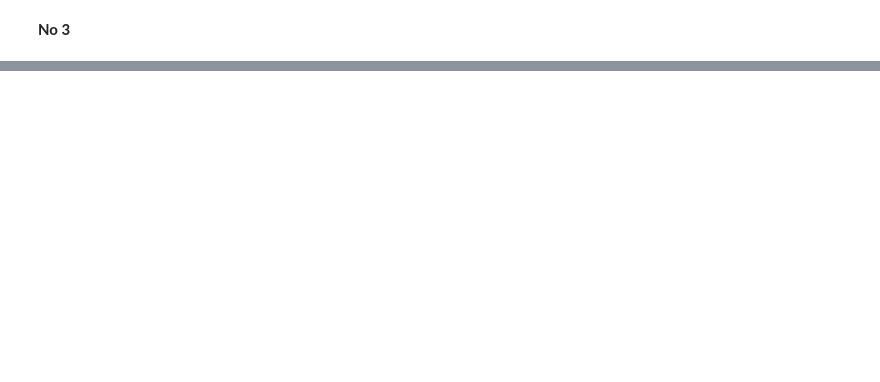
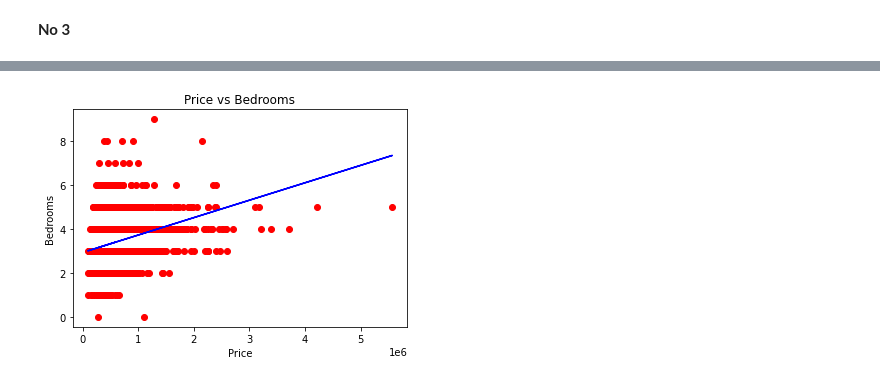
Before and after one commit to irwanmaulana42/google-collab, a Jupyter notebook: TB 2 DML.ipynb, the cells around one changed output, grey strips where cells are left out. Cells and saved outputs as stored; diff of their text form; code cells hidden in the pictures; blank space fills up the shorter version.

```diff
--- a/TB 2 DML.ipynb
+++ b/TB 2 DML.ipynb
@@ -19,0 +224,15 @@
+# %%
+x = data_rename_column.iloc[:, :-1].values
+y = data_rename_column.iloc[:, -1].values
+
+# Splitting the dataset into the Training set and Test set
+from sklearn.model_selection import train_test_split
+x_train, x_test, y_train, y_test = train_test_split(x, y, test_size = 0.2, random_state = 0)
+
+# Fitting Simple Linear Regression to the Training set
+from sklearn.linear_model import LinearRegression
+regressor = LinearRegression()
+regressor.fit(x_train, y_train)
+y_pred = regressor.predict(x_test)
+dataframe = pd.DataFrame({'Data Sebenarnya': y_test, 'Data Prediksi': y_pred})
+dataframe
@@ -19,0 +271,9 @@
+# %%
+plt.scatter(x_test, y_test, color='red')
+plt.plot(x_test, regressor.predict(x_test), color='blue')
+plt.title('Price vs Bedrooms')
+plt.xlabel('Price')
+plt.ylabel('Bedrooms')
+plt.show()
+# %% [output]
+[figure, added]
```
Also changed, not shown: parts of 16 cells of this notebook.
